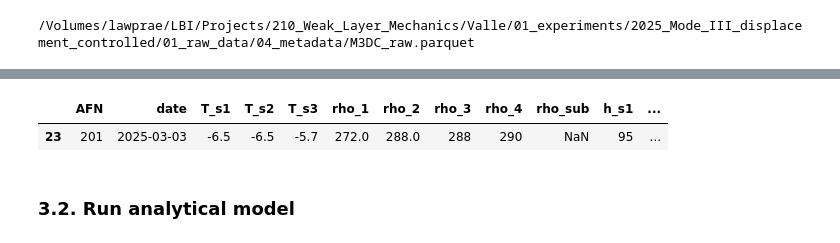
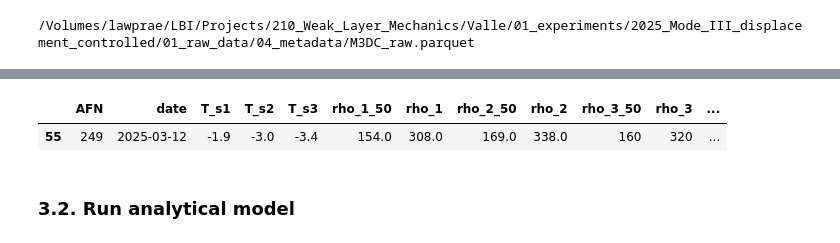
Before and after one commit to valdam95/Mode3DC, a Jupyter notebook: M3DC_Notebook.ipynb, the cells around one changed output, grey strips where cells are left out. Cells and saved outputs as stored; diff of their text form; code cells hidden in the pictures.

```diff
--- a/M3DC_Notebook.ipynb
+++ b/M3DC_Notebook.ipynb
@@ -402,5 +422,0 @@ Updated master dataset:
-# %%
-M3DC_raw = dc.import_parquet(path_metadata+"/M3DC_raw.parquet")
-display(M3DC_raw) #.head(10)
-M3DC_raw_info = dc.import_parquet(path_metadata+"/M3DC_raw_info.parquet")
-display(M3DC_raw_info.tail(7))
@@ -449,9 +435,9 @@ VBox(children=(Dropdown(description='Column:', index=4, options=('F_dot', 'L', '
 # %%
-afn_to_check = 201
+afn_to_check = 249
 M3DC_raw.loc[M3DC_raw['AFN'] == afn_to_check]
 # %% [output]
-|  | AFN | date | T_s1 | T_s2 | T_s3 | rho_1 | rho_2 | rho_3 | rho_4 | rho_sub | h_s1 | ... |
-| 23 | 201 | 2025-03-03 | -6.5 | -6.5 | -5.7 | 272.0 | 288.0 | 288 | 290 | NaN | 95 | ... |
+|  | AFN | date | T_s1 | T_s2 | T_s3 | rho_1_50 | rho_1 | rho_2_50 | rho_2 | rho_3_50 | rho_3 | ... |
+| 55 | 249 | 2025-03-12 | -1.9 | -3.0 | -3.4 | 154.0 | 308.0 | 169.0 | 338.0 | 160 | 320 | ... |
 # %% [markdown]
 ### 3.2. Run analytical model
 # %%
```
Also changed, not shown: parts of 11 cells of this notebook, 2 other files.
